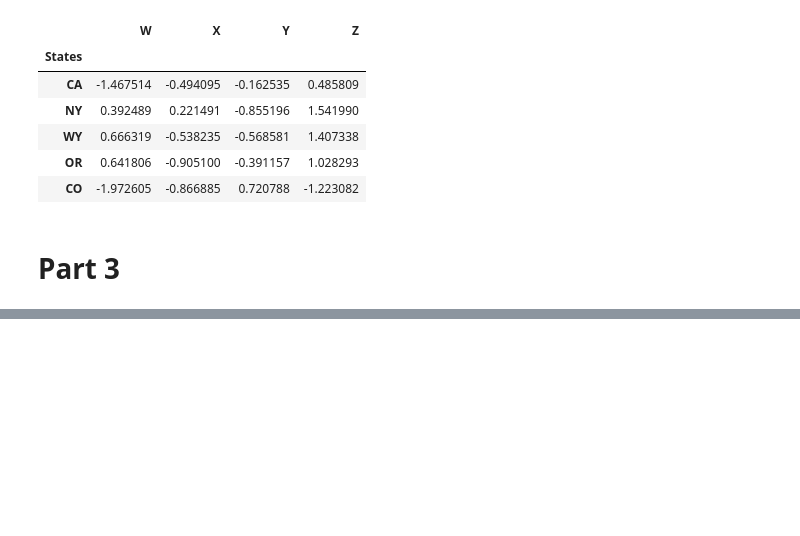
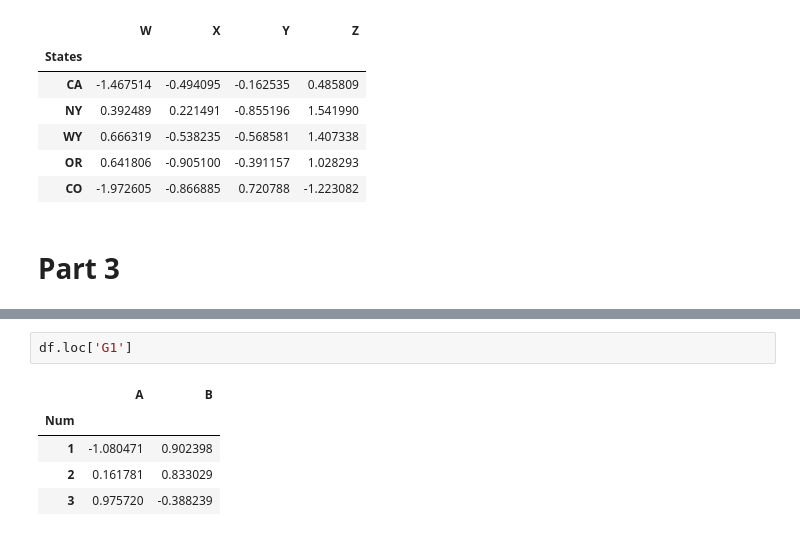
Before and after one commit to dstoecklein/data_science_training, a Jupyter notebook: 3_pandas/pandas_dataframes.ipynb, the cells around one changed output, grey strips where cells are left out. Saved outputs shown, nothing was run; the diff lists cells and outputs as text; blank space fills up the shorter version.

```diff
--- a/3_pandas/pandas_dataframes.ipynb
+++ b/3_pandas/pandas_dataframes.ipynb
@@ -292,0 +377,8 @@ df.set_index('States')
+# %%
+df.loc['G1']
+# %% [output]
+|  | A | B |
+| Num |  |  |
+| 1 | -1.080471 | 0.902398 |
+| 2 | 0.161781 | 0.833029 |
+| 3 | 0.975720 | -0.388239 |
```
Also changed, not shown: parts of 13 cells of this notebook.
